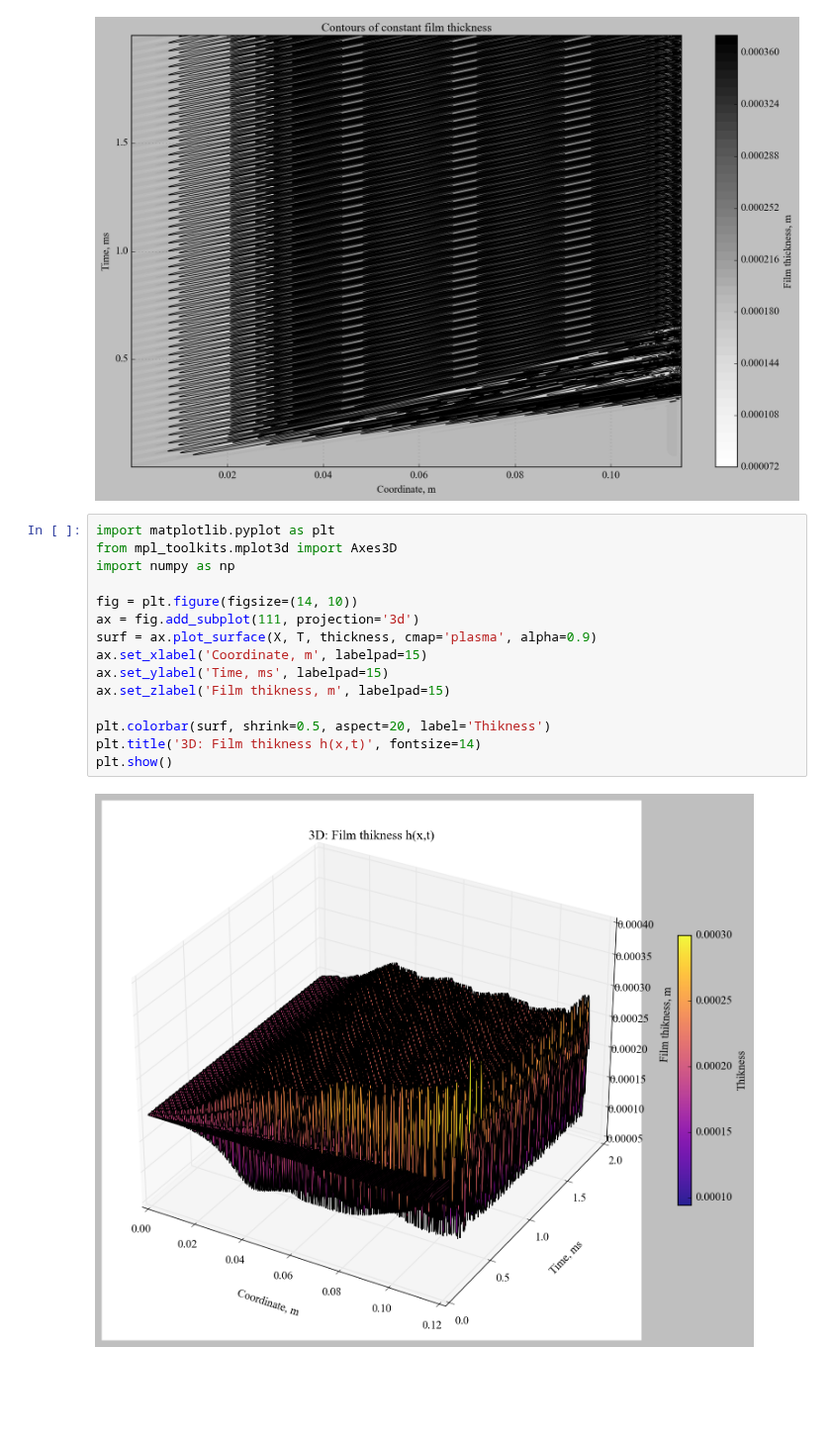
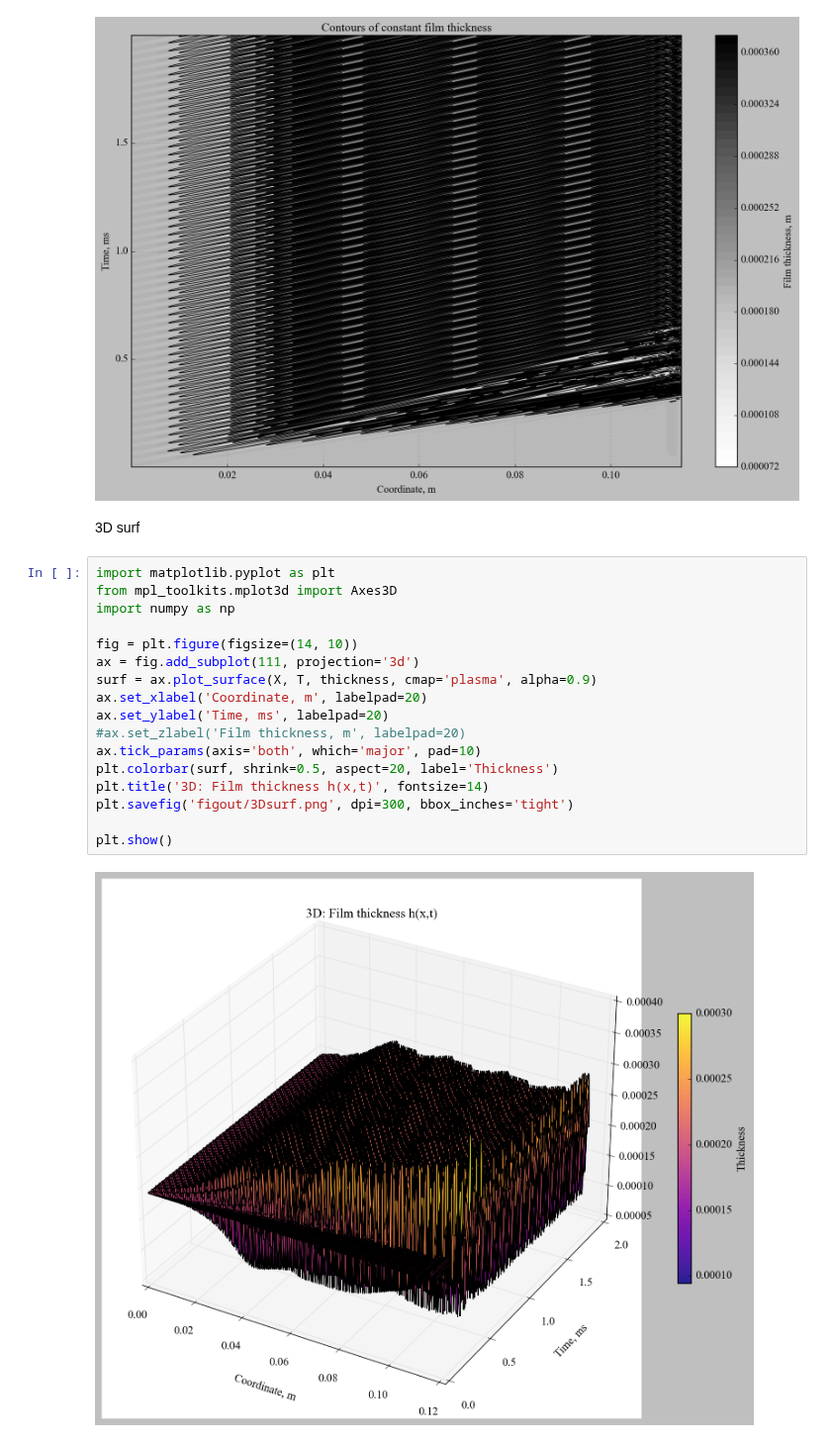
Before and after one commit to UlyanaGru/Fourier, a Jupyter notebook: postprocessing_mesh11.ipynb, the cells around one changed output. Shown at 99% size. Drawn from its saved outputs; the diff is of its cells as text; blank space fills up the shorter version.

```diff
--- a/postprocessing_mesh11.ipynb
+++ b/postprocessing_mesh11.ipynb
@@ -387,20 +387,24 @@ plt.tight_layout()
 plt.show()
 # %% [output]
 [figure]
+# %% [markdown]
+3D surf
 # %%
 import matplotlib.pyplot as plt
 from mpl_toolkits.mplot3d import Axes3D
 import numpy as np
 
 fig = plt.figure(figsize=(14, 10))
 ax = fig.add_subplot(111, projection='3d')
 surf = ax.plot_surface(X, T, thickness, cmap='plasma', alpha=0.9)
-ax.set_xlabel('Coordinate, m', labelpad=15)
-ax.set_ylabel('Time, ms', labelpad=15)
-ax.set_zlabel('Film thikness, m', labelpad=15)
+ax.set_xlabel('Coordinate, m', labelpad=20)
+ax.set_ylabel('Time, ms', labelpad=20)
+#ax.set_zlabel('Film thickness, m', labelpad=20)
+ax.tick_params(axis='both', which='major', pad=10)
+plt.colorbar(surf, shrink=0.5, aspect=20, label='Thickness')
+plt.title('3D: Film thickness h(x,t)', fontsize=14)
+plt.savefig('figout/3Dsurf.png', dpi=300, bbox_inches='tight')
 
-plt.colorbar(surf, shrink=0.5, aspect=20, label='Thikness')
-plt.title('3D: Film thikness h(x,t)', fontsize=14)
 plt.show()
 # %% [output]
-[figure, old version]
+[figure, new version]
```
Also changed, not shown: parts of 3 cells of this notebook, 5 other files.
